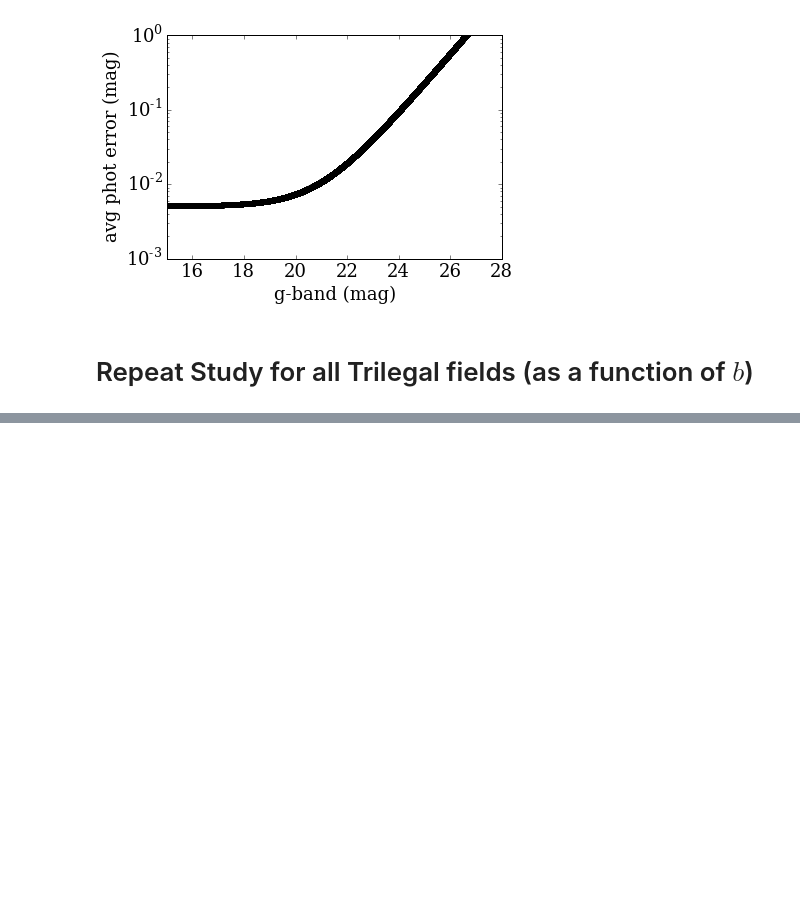
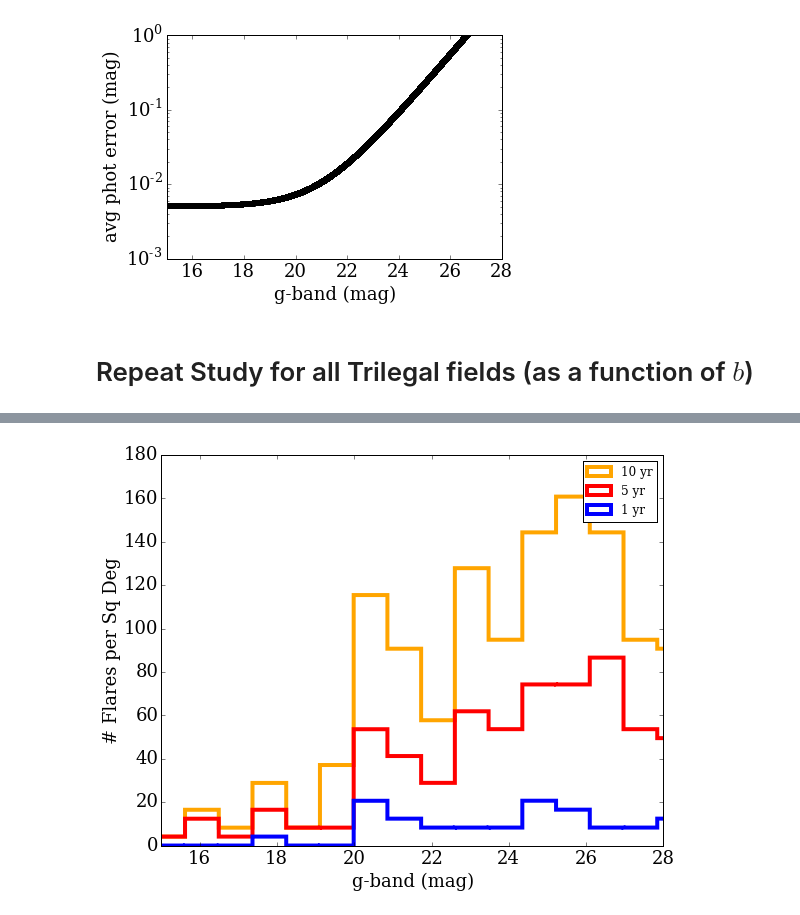
Before and after one commit to lsst-sims/MW-Flare, a Jupyter notebook: figures.ipynb, the cells around one changed output, grey strips where cells are left out. Drawn from its saved outputs; the diff is of its cells as text; code cells hidden in the pictures; blank space fills up the shorter version.

```diff
--- a/figures.ipynb
+++ b/figures.ipynb
@@ -401,3 +400,21 @@ Fraction of flares from M dwarfs: 1.0
+# %%
+
+plt.figure(figsize=(9,7))
+plt.hist(gmag, weights=Nflares10 * totstars[1] / float(Nstars) / fov + 1e-5, bins=25, histtype='step', color='orange', lw=4, label='10 yr')
+plt.hist(gmag, weights=Nflares5 * totstars[1] / float(Nstars) / fov + 1e-5,
+            bins=25, histtype='step', color='red', lw=4, label='5 yr')
+plt.hist(gmag, weights=Nflares1 * totstars[1] / float(Nstars) / fov + 1e-5,
+            bins=25, histtype='step', color='blue', lw=4, label='1 yr')
+
+plt.xlim(15,28)
+# plt.yscale('log')
+plt.legend(loc=0, fontsize=12)
+plt.xlabel('g-band (mag)')
+plt.ylabel('# Flares per Sq Deg')
+
+plt.savefig('b-20_flareyield.pdf', dpi=300, rasterized=True, bbox_inches='tight', pad_inches=0.5)
+# %% [output]
+[figure, added]
 # %%
 clrs = ['red', 'orange', 'plum', 'cornflowerblue', 'navy']
 fig = plt.figure(figsize=(9,7))
```
Also changed, not shown: parts of 10 cells of this notebook, 2 other files.
